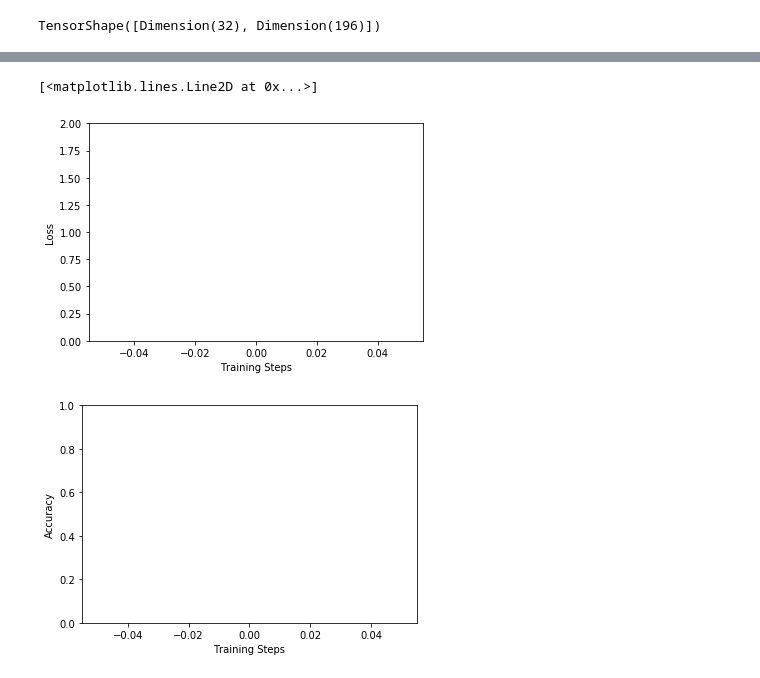
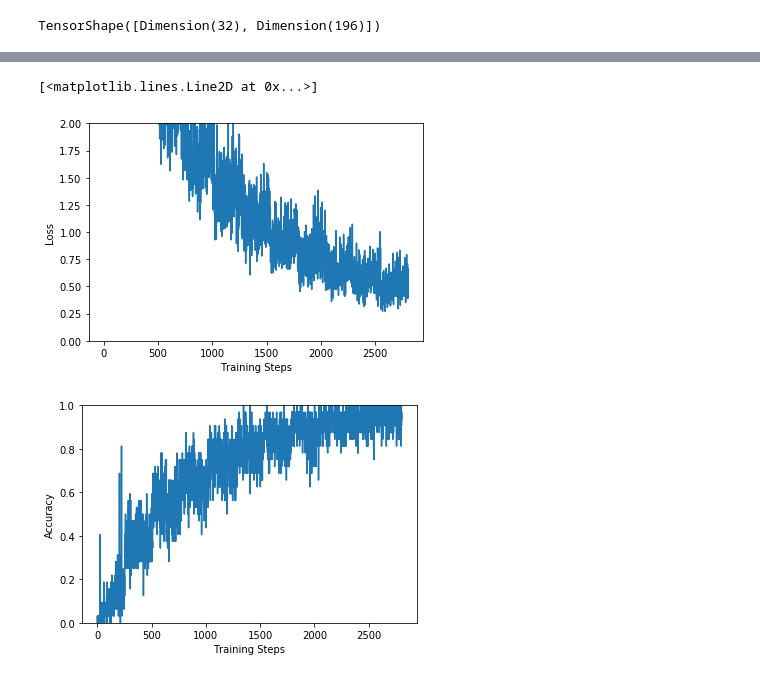
Before and after one commit to revin357/Car_classifier, a Jupyter notebook: car_classifier.ipynb, the cells around one changed output, grey strips where cells are left out. Saved outputs shown, nothing was run; the diff lists cells and outputs as text; code cells hidden in the pictures.

Commit message:
Created using Colaboratory| Revised working system allows saving of model to gdrive tf_eager_execution is disabled

```diff
--- a/car_classifier.ipynb
+++ b/car_classifier.ipynb
@@ -160,18 +168,20 @@ from tensorflow.keras.callbacks import *
 
 steps_per_epoch = np.ceil(image_data.samples/image_data.batch_size)
 
-batch_stats_callback = CollectBatchStats()
+batch_stats = CollectBatchStats()
 
 import os
-checkpoint_path = "training_1/cp.ckpt"
+checkpoint_path = "../gdrive/My Drive/Software Engineering Practice/Checkpoints/training_1/cp.ckpt"
 
 checkpoint_dir = os.path.dirname(checkpoint_path)
 
  # Create checkpoint  callback
-cp_callback =ModelCheckpoint(checkpoint_path,
+cp_callback = tf.keras.callbacks.ModelCheckpoint(checkpoint_path,
      monitor='acc',save_best_only=True,save_weights_only=True,verbose=1)
 
-history = model.fit(image_data, epochs=50,
+history = model.fit(image_data, epochs=11,
                    steps_per_epoch=steps_per_epoch,
-                   callbacks = [cp_callback])
+                   callbacks = [batch_stats])
+
+model.save('car_classifier_model.h5')
 # %% [output]
@@ -212,19 +208,21 @@ NotFoundError: ignored
 # %%
+#Plots a graph showing how loss of the model has changed over the training steps
 plt.figure()
 plt.ylabel("Loss")
 plt.xlabel("Training Steps")
 plt.ylim([0,2])
-plt.plot(batch_stats_callback.batch_losses)
+plt.plot(batch_stats.batch_losses)
 
+#Plots a graph showing how Accuracy of the model has changed over the training steps
 plt.figure()
 plt.ylabel("Accuracy")
 plt.xlabel("Training Steps")
 plt.ylim([0,1])
-plt.plot(batch_stats_callback.batch_acc)
+plt.plot(batch_stats.batch_acc)
 # %% [output]
 [<matplotlib.lines.Line2D at 0x...>]
-[figure, old version]
+[figure, new version]
-[figure, old version]
+[figure, new version]
 # %%
 label_names = sorted(image_data.class_indices.items(), key=lambda pair:pair[1])
 label_names = np.array([key.title() for key, value in label_names])
```
Also changed, not shown: parts of 14 cells of this notebook.
